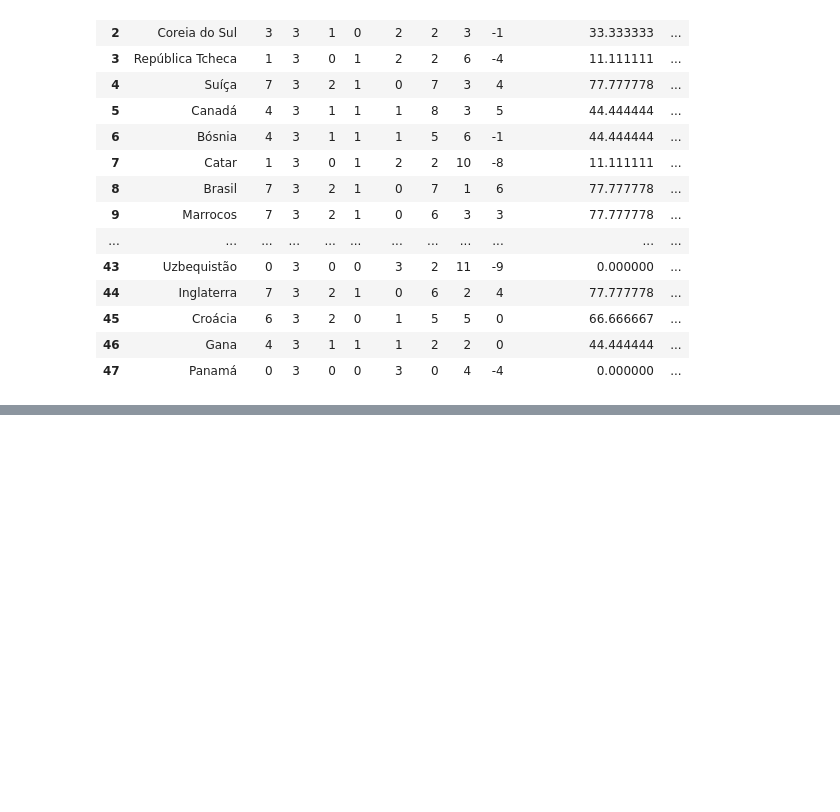
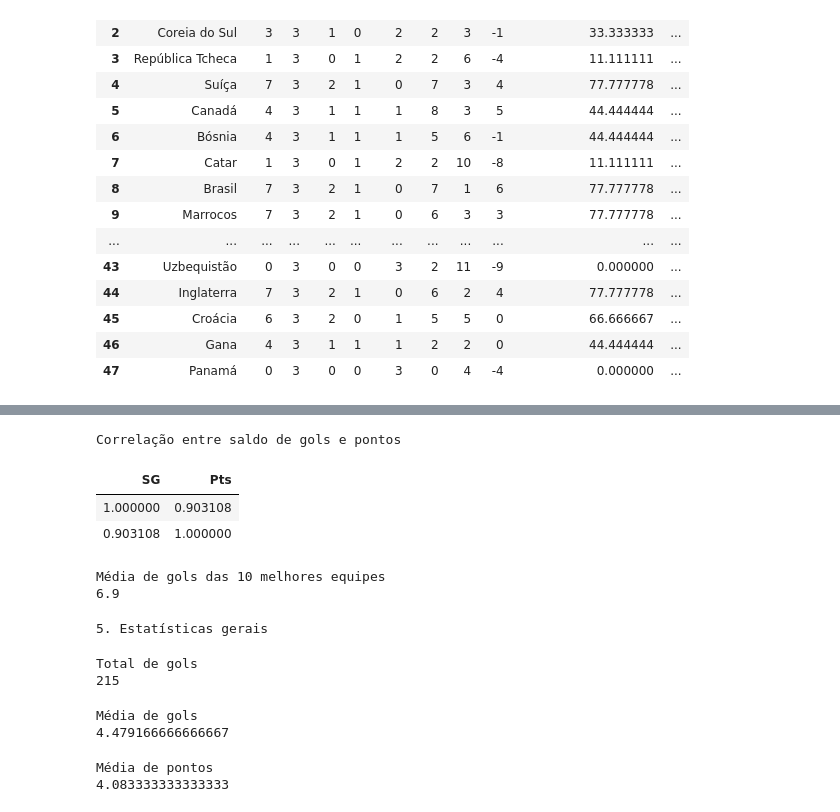
Before and after one commit to Liv02Liv/Projetos, a Jupyter notebook: Copa do Mundo da FIFA 2026™/Fase-De-Grupo.ipynb, the cells around one changed output, grey strips where cells are left out. Drawn from its saved outputs; the diff is of its cells as text; code cells hidden in the pictures; blank space fills up the shorter version.

```diff
--- a/Copa do Mundo da FIFA 2026™/Fase-De-Grupo.ipynb
+++ b/Copa do Mundo da FIFA 2026™/Fase-De-Grupo.ipynb
@@ -200,0 +227,41 @@ df
+# %%
+print("Correlação entre saldo de gols e pontos")
+df[["SG", "Pts"]].corr().style.hide(axis="index")
+# %% [output]
+Correlação entre saldo de gols e pontos
+| SG | Pts |
+| 1.000000 | 0.903108 |
+| 0.903108 | 1.000000 |
+# %%
+print("Média de gols das 10 melhores equipes")
+top10 = df.nlargest(10, "Pts")
+melhores = top10["GM"].mean()
+print(melhores)
+# %% [output]
+Média de gols das 10 melhores equipes
+6.9
+# %%
+print("5. Estatísticas gerais")
+# %% [output]
+5. Estatísticas gerais
+# %%
+print("Total de gols")
+gols = df["GM"].sum()
+print(gols)
+# %% [output]
+Total de gols
+215
+# %%
+print("Média de gols")
+Mgols = df["GM"].mean()
+print(Mgols)
+# %% [output]
+Média de gols
+4.479166666666667
+# %%
+print("Média de pontos")
+pontos = df["Pts"].mean()
+print(pontos)
+# %% [output]
+Média de pontos
+4.083333333333333
```
Also changed, not shown: parts of 15 cells of this notebook, 1 other file.
